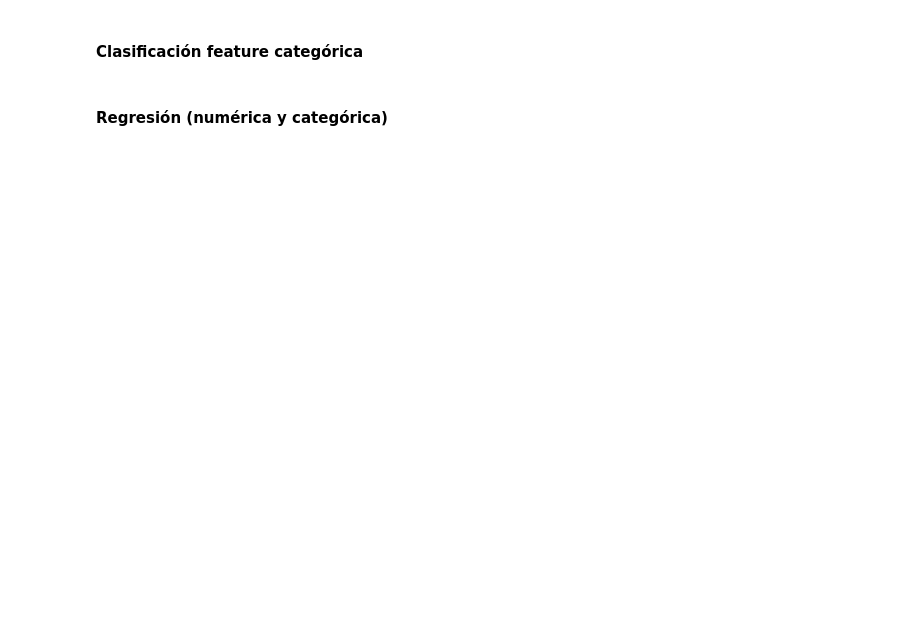
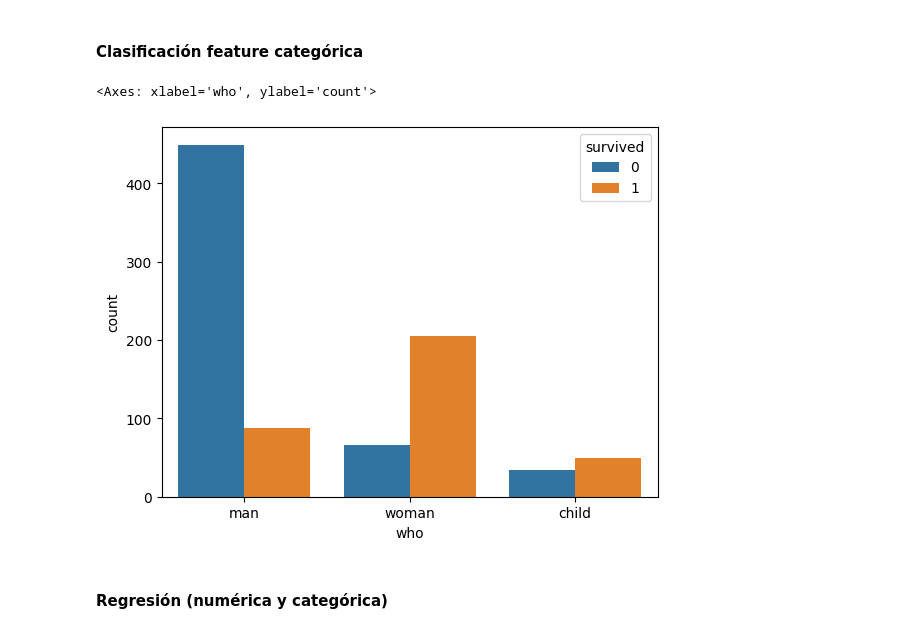
Before and after one commit to mariasanvals/DS_Online_Feb24, a Jupyter notebook: 04_Machine_Learning/Sprint_17/Unidad_02_NLP/Live_Session/ML_Guide.ipynb, the cells around one changed output. Drawn from its saved outputs; the diff is of its cells as text; code cells hidden in the pictures; blank space fills up the shorter version.

```diff
--- a/04_Machine_Learning/Sprint_17/Unidad_02_NLP/Live_Session/ML_Guide.ipynb
+++ b/04_Machine_Learning/Sprint_17/Unidad_02_NLP/Live_Session/ML_Guide.ipynb
@@ -611,15 +657,22 @@ axes[1, 2].set_title("FDP + target");
 # %% [markdown]
 #### Clasificación feature categórica
 # %%
-fig, axes = plt.subplots(1, 2, figsize=(15, 5))
+#fig, axes = plt.subplots(1, 2, figsize=(15, 5))
+
+titanic_df = sns.load_dataset('titanic')
 
 # Conteo de categorica
-sns.countplot(titanic_df["embark_town"], ax=axes[0])
-axes[0].set_title("Variable categórica")
+#sns.countplot(titanic_df["embark_town"], ax=axes[0])
+#axes[0].set_title("Variable categórica")
+
+sns.countplot(data=titanic_df,x='who',hue='survived')
 
 # Categorica vs target
-sns.countplot(titanic_df["embark_town"], hue=titanic_df['survived'], ax=axes[1], dodge=False)
-axes[1].set_title("Categórica vs target");
+#sns.countplot(titanic_df["embark_town"], hue=titanic_df['survived'], ax=axes[1], dodge=False)
+#axes[1].set_title("Categórica vs target")
+# %% [output]
+<Axes: xlabel='who', ylabel='count'>
+[figure, added]
 # %% [markdown]
 #### Regresión (numérica y categórica)
 # %%
```
Also changed, not shown: parts of 33 cells of this notebook, 5 other files.
